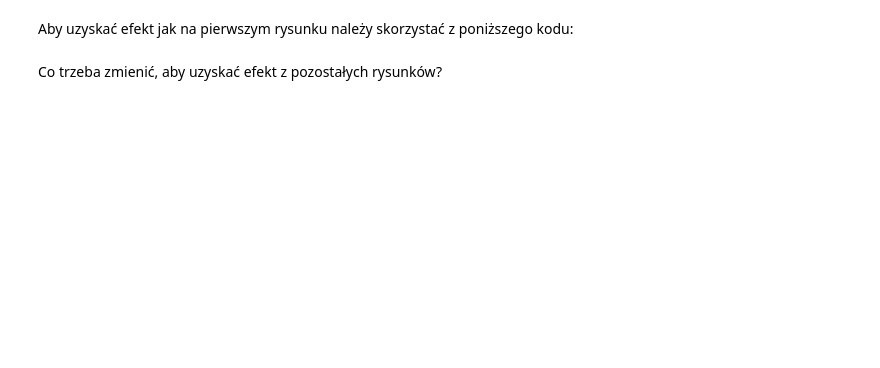
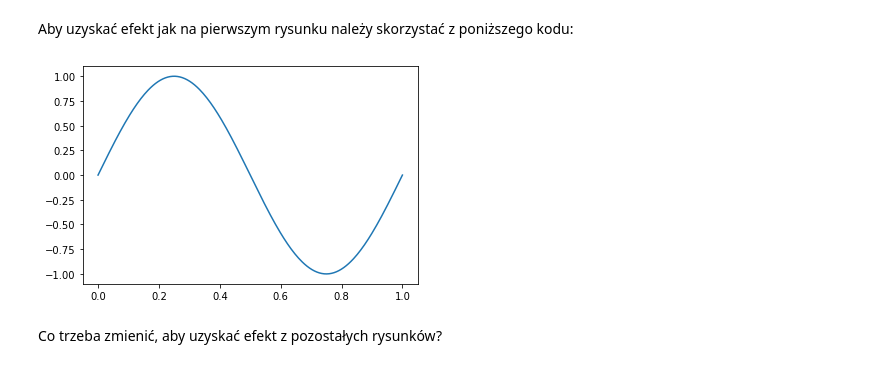
Before and after one commit to jvlkafl/kogni-HCI-sem3, a Jupyter notebook: 03_04_analiza_sygnalow/01_Analiza_sygnałów.ipynb, the cells around one changed output. Saved outputs shown, nothing was run; the diff lists cells and outputs as text; code cells hidden in the pictures; blank space fills up the shorter version.

```diff
--- a/03_04_analiza_sygnalow/01_Analiza_sygnałów.ipynb
+++ b/03_04_analiza_sygnalow/01_Analiza_sygnałów.ipynb
@@ -54,11 +59,13 @@ Aby uzyskać efekt jak na pierwszym rysunku należy skorzystać z poniższego ko
 # %%
 f = 1
 A = 1
-t = np.linspace(0, 1, 256)
+t = np.linspace(0, 1, 250)
 sygnal = A*np.sin(2*np.pi*f*t)
 
 plt.plot(t, sygnal)
 plt.show()
+# %% [output]
+[figure, added]
 # %% [markdown]
 Co trzeba zmienić, aby uzyskać efekt z pozostałych rysunków?
 # %% [markdown]
```
Also changed, not shown: parts of 11 cells of this notebook.
